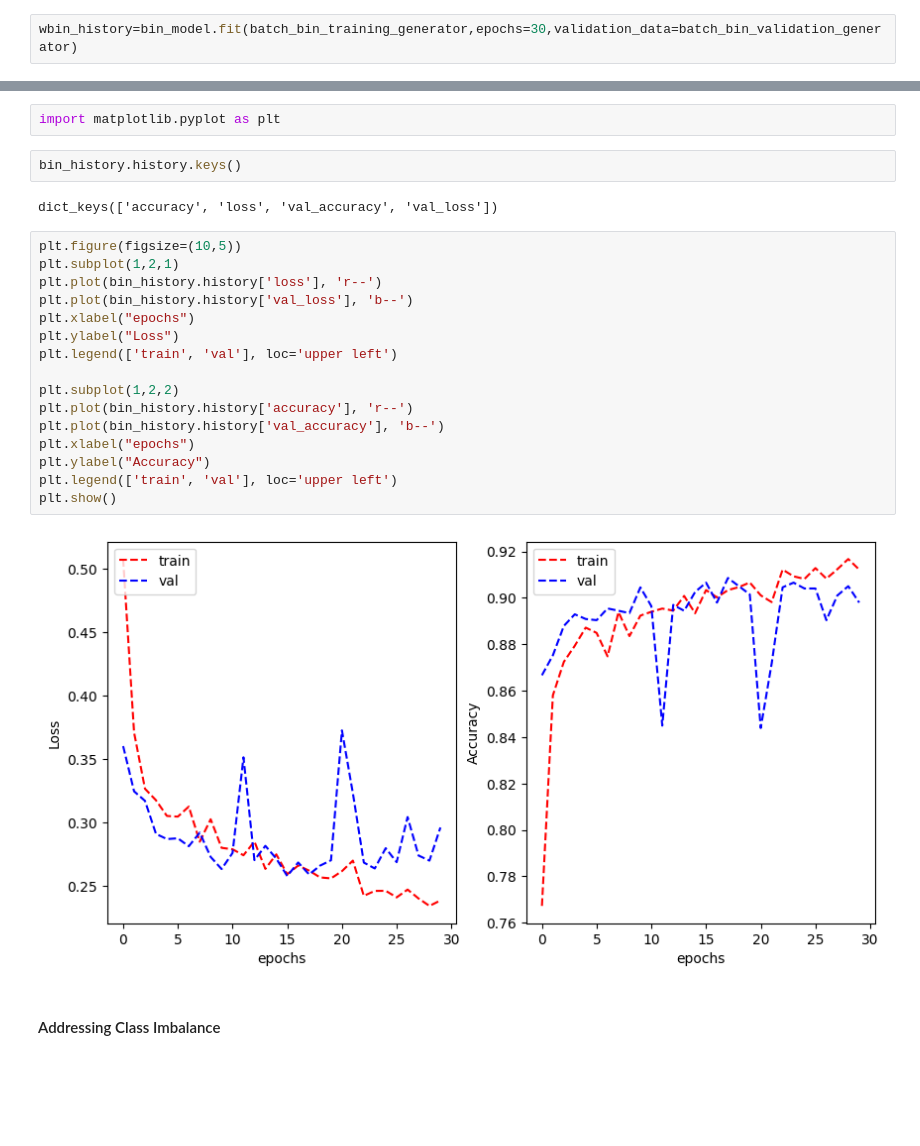
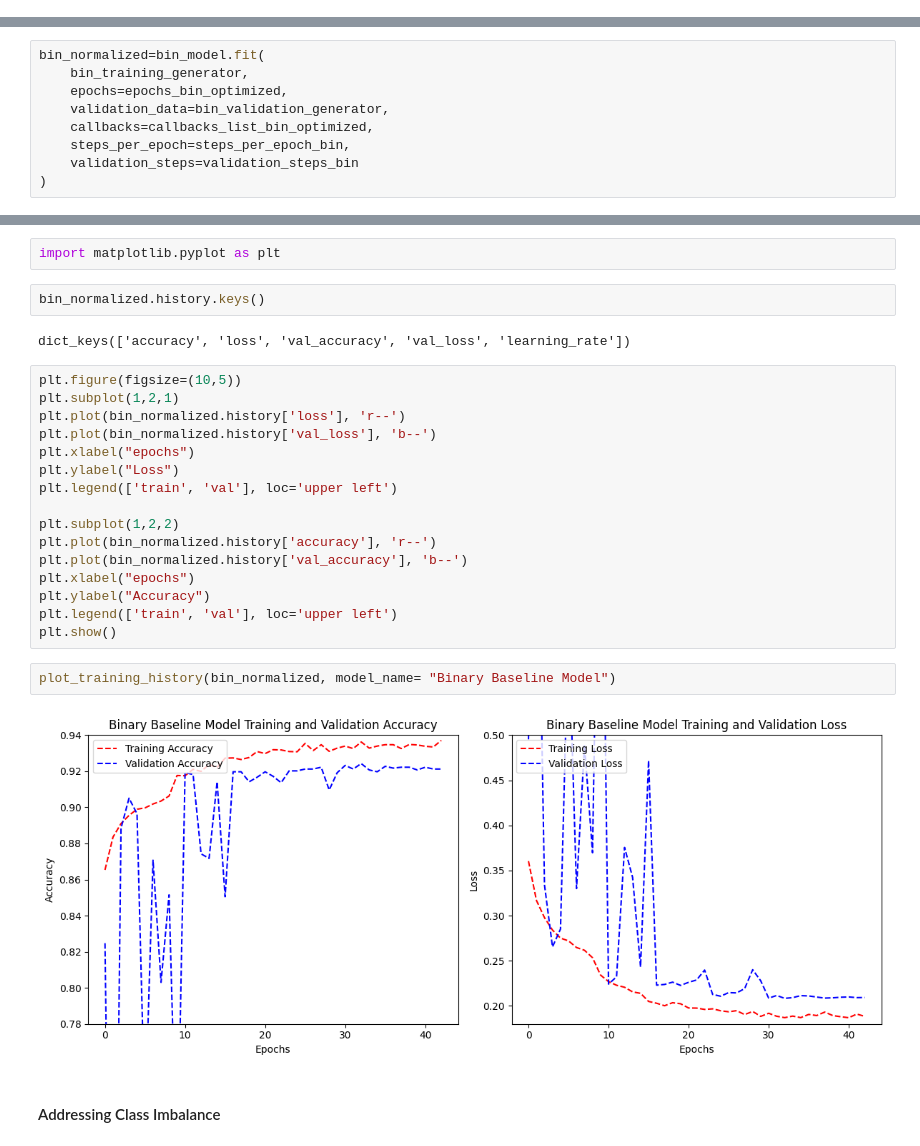
Before and after one commit to Colossus08/ML-Assignment-2, a Jupyter notebook: ML_Assignment_2.ipynb, the cells around one changed output, grey strips where cells are left out. Drawn from its saved outputs; the diff is of its cells as text; blank space fills up the shorter version.

```diff
--- a/ML_Assignment_2.ipynb
+++ b/ML_Assignment_2.ipynb
@@ -965,5 +1002,3 @@ bin_model=tf.keras.Sequential([
 ])
 # %%
 bin_model.compile(optimizer='adam',loss='binary_crossentropy',metrics=['accuracy'])
-# %%
-wbin_history=bin_model.fit(batch_bin_training_generator,epochs=30,validation_data=batch_bin_validation_generator)
@@ -988,0 +1029,9 @@ Epoch 30/30
+# %%
+bin_normalized=bin_model.fit(
+    bin_training_generator,
+    epochs=epochs_bin_optimized,
+    validation_data=bin_validation_generator,
+    callbacks=callbacks_list_bin_optimized,
+    steps_per_epoch=steps_per_epoch_bin,
+    validation_steps=validation_steps_bin
+)
@@ -989,27 +1056,29 @@ Epoch 30/30
 # %%
 import matplotlib.pyplot as plt
 # %%
-bin_history.history.keys()
+bin_normalized.history.keys()
 # %% [output]
-dict_keys(['accuracy', 'loss', 'val_accuracy', 'val_loss'])
+dict_keys(['accuracy', 'loss', 'val_accuracy', 'val_loss', 'learning_rate'])
 # %%
 plt.figure(figsize=(10,5))
 plt.subplot(1,2,1)
-plt.plot(bin_history.history['loss'], 'r--')
-plt.plot(bin_history.history['val_loss'], 'b--')
+plt.plot(bin_normalized.history['loss'], 'r--')
+plt.plot(bin_normalized.history['val_loss'], 'b--')
 plt.xlabel("epochs")
 plt.ylabel("Loss")
 plt.legend(['train', 'val'], loc='upper left')
 
 plt.subplot(1,2,2)
-plt.plot(bin_history.history['accuracy'], 'r--')
-plt.plot(bin_history.history['val_accuracy'], 'b--')
+plt.plot(bin_normalized.history['accuracy'], 'r--')
+plt.plot(bin_normalized.history['val_accuracy'], 'b--')
 plt.xlabel("epochs")
 plt.ylabel("Accuracy")
 plt.legend(['train', 'val'], loc='upper left')
 plt.show()
-# %% [output]
-[figure, removed]
+# %%
+plot_training_history(bin_normalized, model_name= "Binary Baseline Model")
+# %% [output]
+[figure, added]
 # %% [markdown]
 #### Addressing Class Imbalance
 # %%
```
Also changed, not shown: parts of 17 cells of this notebook.
